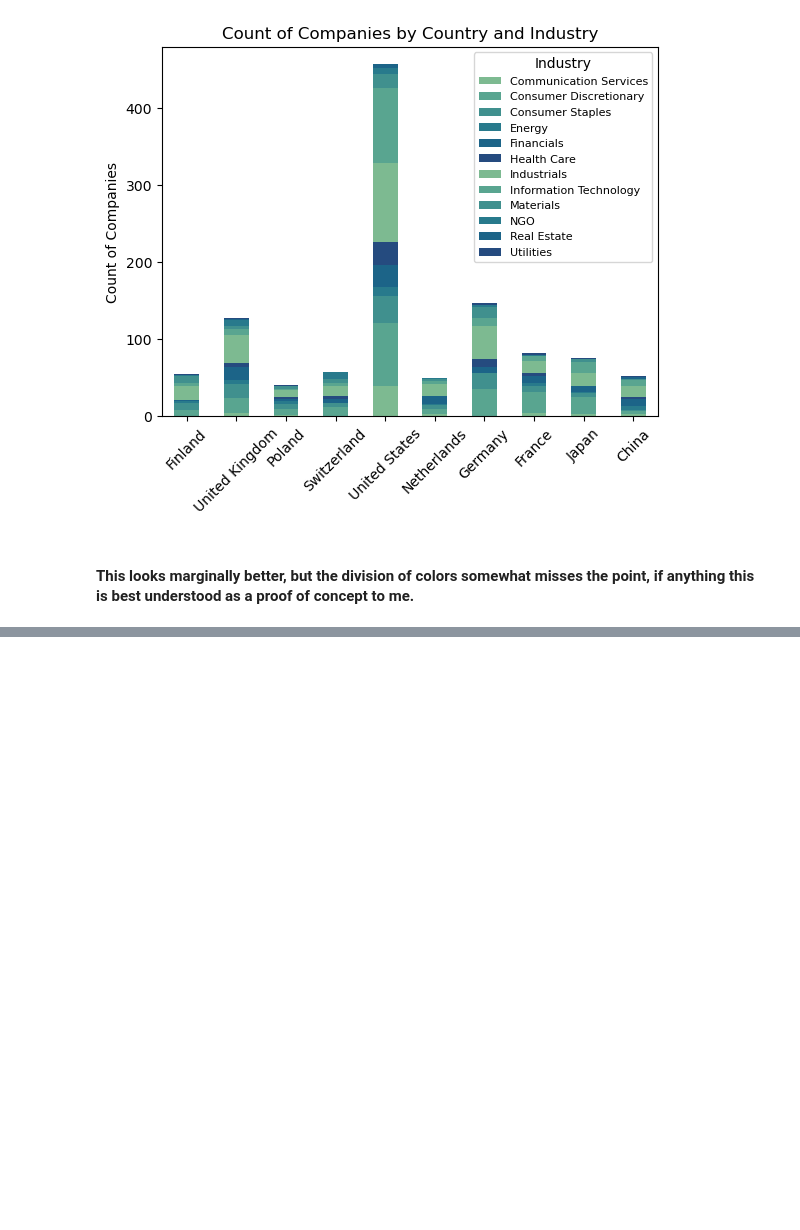
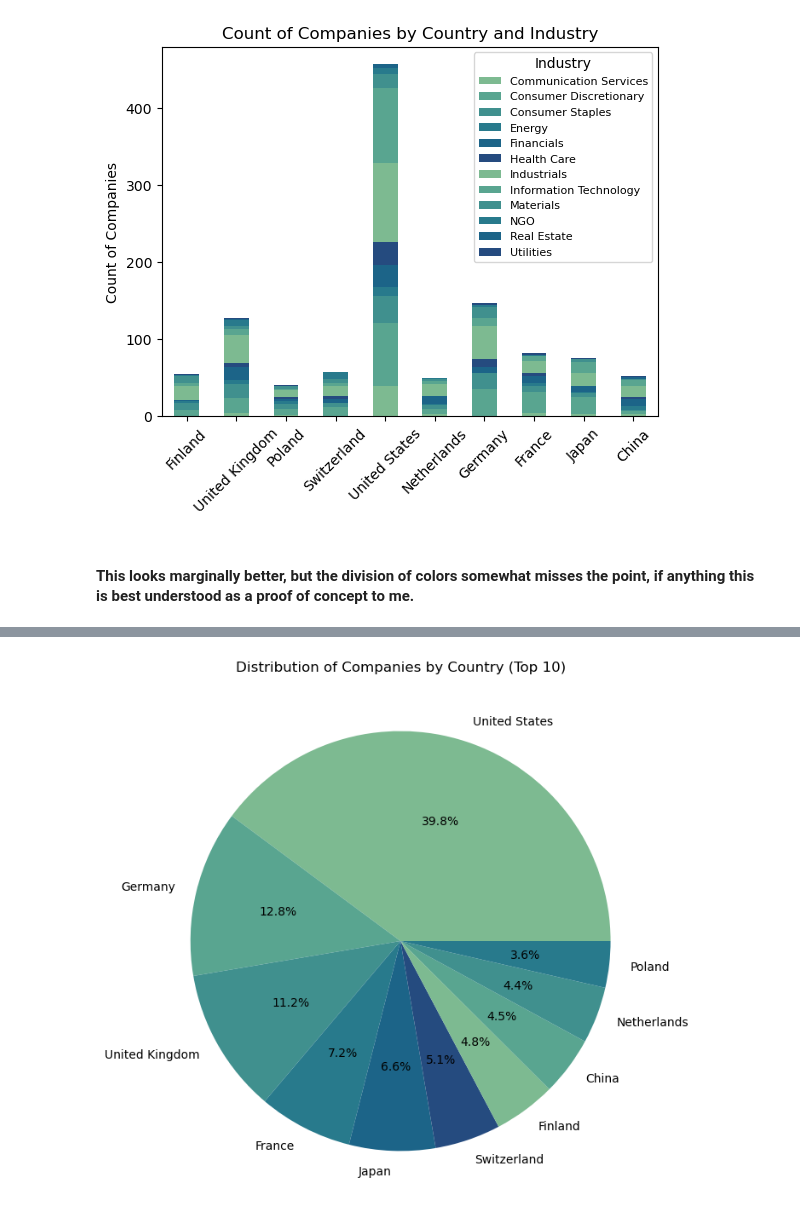
Before and after one commit to tralinde/companies_in_russia, a Jupyter notebook: notebooks/stretch_goals.ipynb, the cells around one changed output, grey strips where cells are left out. Drawn from its saved outputs; the diff is of its cells as text; code cells hidden in the pictures; blank space fills up the shorter version.

```diff
--- a/notebooks/stretch_goals.ipynb
+++ b/notebooks/stretch_goals.ipynb
@@ -95,0 +163,8 @@ plt.show()
+# %%
+top_countries = country_counts.head(10).index.tolist()
+
+focused_data = country_data[country_data['Country'].isin(top_countries)]
+# %%
+top_10_countries = focused_data['Country'].value_counts()
+
+top_10_countries.head(10)
@@ -95,0 +183,13 @@ plt.show()
+# %%
+y = np.array([top_10_countries])
+
+labels = top_10_countries.index
+counts = top_10_countries.values
+plt.figure(figsize=(8,8))
+plt.pie(counts, labels=labels, autopct='%1.1f%%')
+plt.title('Distribution of Companies by Country (Top 10)')
+
+
+plt.show()
+# %% [output]
+[figure, added]
```
Also changed, not shown: parts of 9 cells of this notebook, 14 other files.
